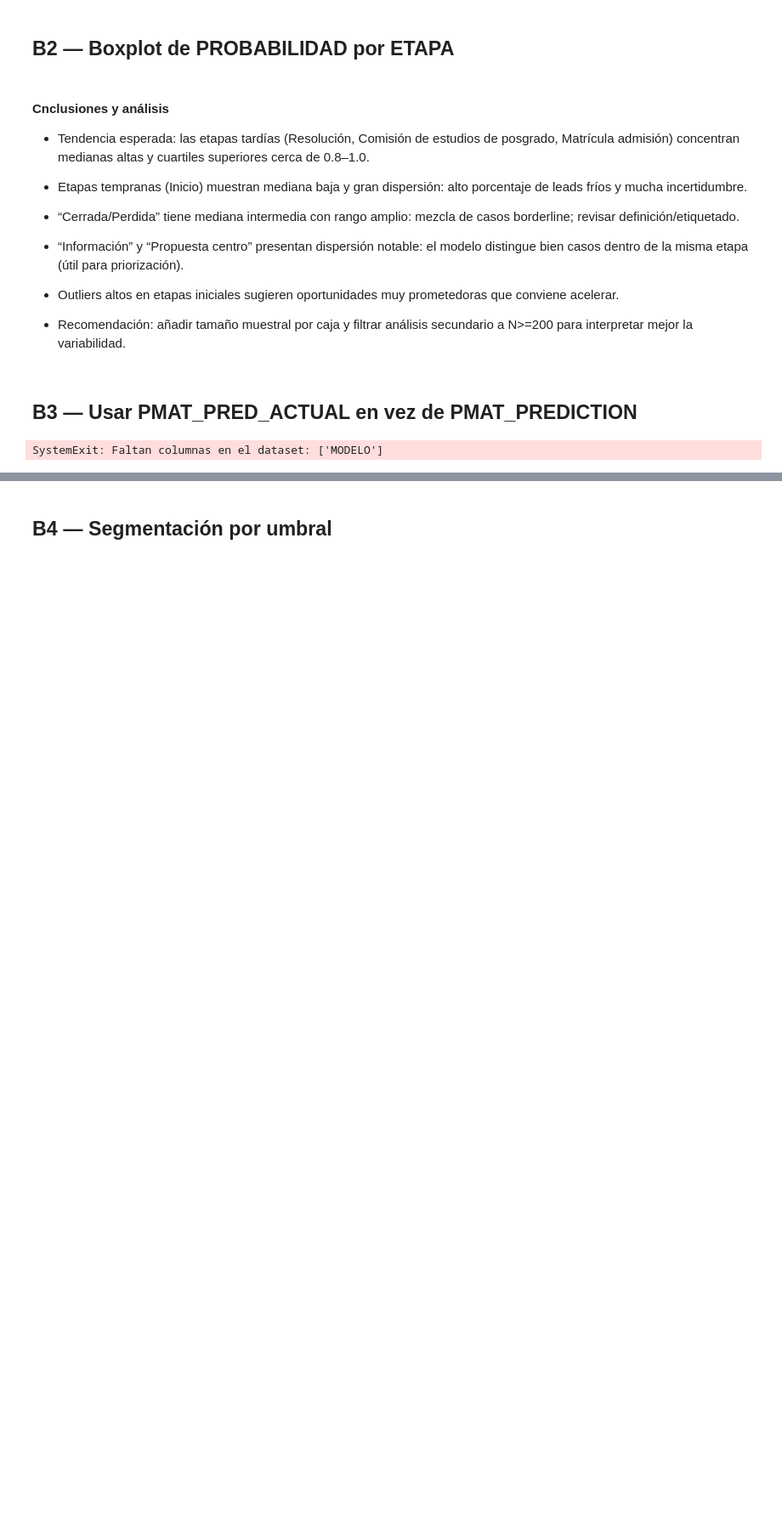
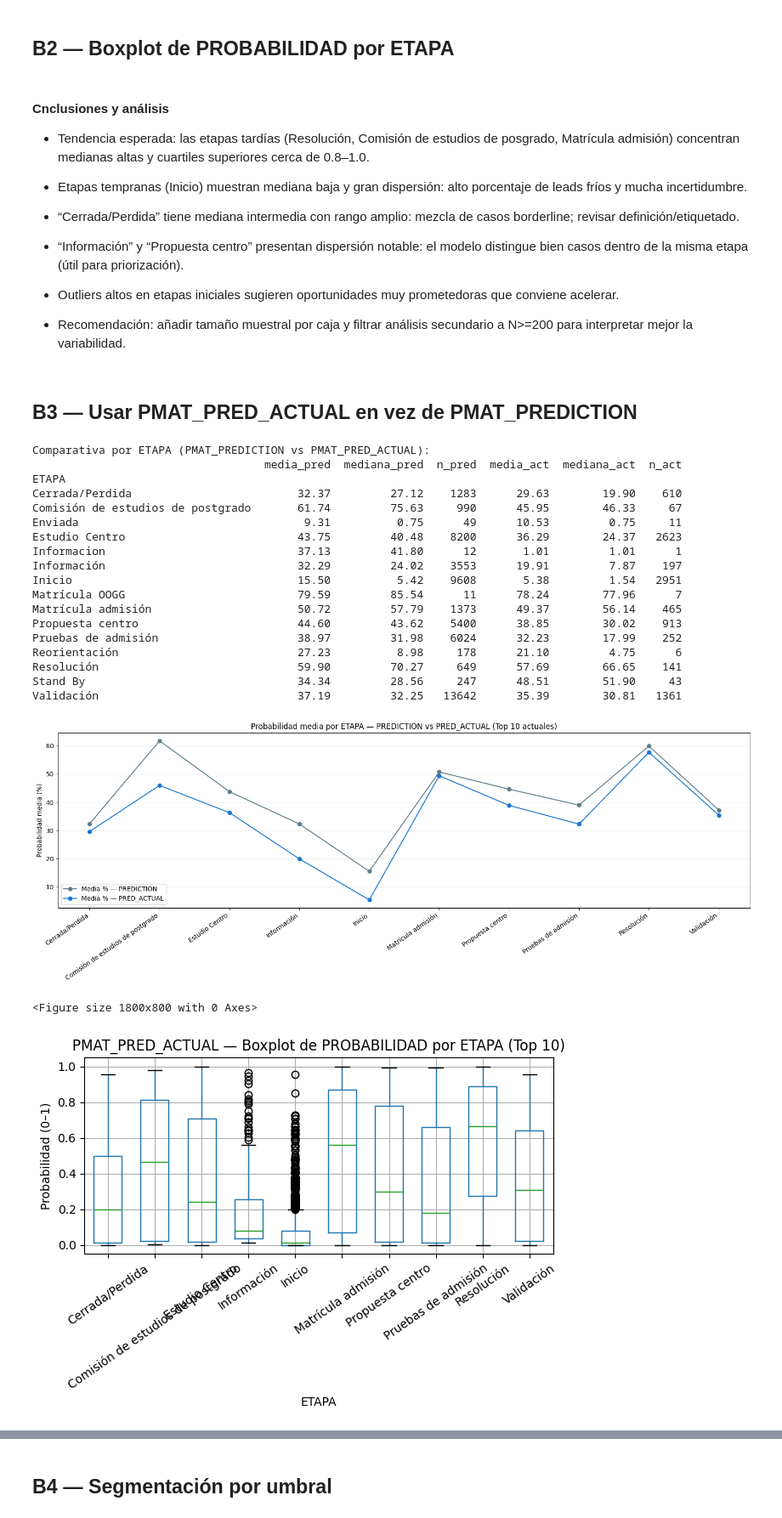
Before and after one commit to MiguelHernandezCorral/UNAV, a Jupyter notebook: notebooks/2026-3-24_Plan de revision.ipynb, the cells around one changed output, grey strips where cells are left out. Shown at 85% size. Cells and saved outputs as stored; diff of their text form; code cells hidden in the pictures; blank space fills up the shorter version.

Commit message:
Cambios 17:56 Ajustando los bloques de tareas

```diff
--- a/notebooks/2026-3-24_Plan de revision.ipynb
+++ b/notebooks/2026-3-24_Plan de revision.ipynb
@@ -1179,7 +1179,6 @@ boxplot_por_modelo(df_master, "Máster", top_n=10)
 import pandas as pd
 import matplotlib.pyplot as plt
 
-# Asumimos que ya tienes OracleConnector configurado como en el Bloque A
 from dotenv import load_dotenv; load_dotenv()
 import sys; sys.path.insert(0, 'src')
 from oracle_connector import OracleConnector
@@ -1190,20 +1189,22 @@ conn = OracleConnector()
 df_pred = pd.DataFrame(conn.read_table('PMAT_PREDICTION'))
 df_actual = pd.DataFrame(conn.read_table('PMAT_PRED_ACTUAL'))
 
-# 2) Normalizar y preparar
+# 2) Normalizar y preparar (MODELO opcional)
 def prep(df_):
     d = df_.copy()
     d.columns = [c.strip().upper() for c in d.columns]
-    # Campos mínimos requeridos
-    req = ['ETAPA','PROBABILIDAD','MODELO']
+    req = ['ETAPA','PROBABILIDAD']  # MODELO pasa a opcional
     faltan = [c for c in req if c not in d.columns]
     if faltan:
         raise SystemExit(f"Faltan columnas en el dataset: {faltan}")
+    if 'MODELO' not in d.columns:
+        d['MODELO'] = 'DESCONOCIDO'
     d['ETAPA'] = d['ETAPA'].astype(str).str.strip()
     d['MODELO'] = d['MODELO'].astype(str).str.strip()
     d['PROBABILIDAD'] = pd.to_numeric(d['PROBABILIDAD'], errors='coerce')
-    if d['PROBABILIDAD'].max(skipna=True) and d['PROBABILIDAD'].max() > 1.0:
-        d['PROBABILIDAD'] /= 100.0
+    mx = d['PROBABILIDAD'].max(skipna=True)
+    if pd.notna(mx) and 1.0 < mx <= 100:
+        d['PROBABILIDAD'] = d['PROBABILIDAD'] / 100.0
     return d
 
 df_pred = prep(df_pred)
@@ -1220,43 +1221,73 @@ def agg_por_etapa(df_):
 agg_pred = agg_por_etapa(df_pred).rename(columns=lambda c: f"{c}_pred")
 agg_act  = agg_por_etapa(df_actual).rename(columns=lambda c: f"{c}_act")
 
 # 4) Join para comparar
 cmp = agg_pred.join(agg_act, how='outer')
+
 # convertir a %
 for col in ['media_pred','mediana_pred','media_act','mediana_act']:
     if col in cmp.columns:
         cmp[col] = (cmp[col] * 100).round(2)
 
 print("Comparativa por ETAPA (PMAT_PREDICTION vs PMAT_PRED_ACTUAL):")
 print(cmp.fillna(0).to_string())
 
 # 5) Gráfico comparativo de medias (%)
 top_etapas = (df_actual['ETAPA'].value_counts().head(10).index
               if not df_actual.empty else df_pred['ETAPA'].value_counts().head(10).index)
 cmp_plot = cmp.loc[cmp.index.intersection(top_etapas)]
 
 plt.figure(figsize=(16, 6))
-plt.plot(cmp_plot.index, cmp_plot['media_pred'], marker='o', label='Media % — PREDICTION', color='#607d8b')
-plt.plot(cmp_plot.index, cmp_plot['media_act'], marker='o', label='Media % — PRED_ACTUAL', color='#1976d2')
+plt.plot(cmp_plot.index, cmp_plot.get('media_pred'), marker='o',
+         label='Media % — PREDICTION', color='#607d8b')
+plt.plot(cmp_plot.index, cmp_plot.get('media_act'), marker='o',
+         label='Media % — PRED_ACTUAL', color='#1976d2')
 plt.xticks(rotation=35, ha='right')
 plt.ylabel('Probabilidad media (%)')
 plt.title('Probabilidad media por ETAPA — PREDICTION vs PRED_ACTUAL (Top 10 actuales)')
 plt.grid(axis='y', alpha=0.3)
 plt.legend()
 plt.tight_layout()
 plt.show()
 
 # 6) Boxplot rápido con PMAT_PRED_ACTUAL (Top 10)
 TOP_N = 10
-top_etapas_act = df_actual['ETAPA'].value_counts().head(TOP_N).index.tolist()
-df_act_top = df_actual[df_actual['ETAPA'].isin(top_etapas_act)].copy()
-plt.figure(figsize=(18, 8))
-df_act_top.boxplot(column='PROBABILIDAD', by='ETAPA', grid=True, rot=35, widths=0.6)
-plt.suptitle('')
-plt.title(f'PMAT_PRED_ACTUAL — Boxplot de PROBABILIDAD por ETAPA (Top {TOP_N})')
-plt.xlabel('ETAPA')
-plt.ylabel('Probabilidad (0–1)')
-plt.tight_layout()
-plt.show()
+if not df_actual.empty:
+    top_etapas_act = df_actual['ETAPA'].value_counts().head(TOP_N).index.tolist()
+    df_act_top = df_actual[df_actual['ETAPA'].isin(top_etapas_act)].copy()
+    plt.figure(figsize=(18, 8))
+    df_act_top.boxplot(column='PROBABILIDAD', by='ETAPA', grid=True, rot=35, widths=0.6)
+    plt.suptitle('')
+    plt.title(f'PMAT_PRED_ACTUAL — Boxplot de PROBABILIDAD por ETAPA (Top {TOP_N})')
+    plt.xlabel('ETAPA')
+    plt.ylabel('Probabilidad (0–1)')
+    plt.tight_layout()
+    plt.show()
+
+# (Opcional) Mostrar diferencias absolutas de medias en %
+if {'media_pred','media_act'}.issubset(cmp.columns):
+    cmp['delta_media_pp'] = (cmp['media_pred'] - cmp['media_act']).round(2)
+    print("\nTop diferencias de media (puntos porcentuales):")
+    print(cmp[['media_pred','media_act','delta_media_pp']].sort_values('delta_media_pp', key=lambda s: s.abs(), ascending=False).head(15))
 # %% [output]
-SystemExit: Faltan columnas en el dataset: ['MODELO']
+Comparativa por ETAPA (PMAT_PREDICTION vs PMAT_PRED_ACTUAL):
+                                   media_pred  mediana_pred  n_pred  media_act  mediana_act  n_act
+ETAPA
+Cerrada/Perdida                         32.37         27.12    1283      29.63        19.90    610
+Comisión de estudios de postgrado       61.74         75.63     990      45.95        46.33     67
+Enviada                                  9.31          0.75      49      10.53         0.75     11
+Estudio Centro                          43.75         40.48    8200      36.29        24.37   2623
+Informacion                             37.13         41.80      12       1.01         1.01      1
+Información                             32.29         24.02    3553      19.91         7.87    197
+Inicio                                  15.50          5.42    9608       5.38         1.54   2951
+Matrícula OOGG                          79.59         85.54      11      78.24        77.96      7
+Matrícula admisión                      50.72         57.79    1373      49.37        56.14    465
+Propuesta centro                        44.60         43.62    5400      38.85        30.02    913
+Pruebas de admisión                     38.97         31.98    6024      32.23        17.99    252
+Reorientación                           27.23          8.98     178      21.10         4.75      6
+Resolución                              59.90         70.27     649      57.69        66.65    141
+Stand By                                34.34         28.56     247      48.51        51.90     43
+Validación                              37.19         32.25   13642      35.39        30.81   1361
+[figure, added]
+<Figure size 1800x800 with 0 Axes>
+[figure, added]
```
Also changed, not shown: parts of 2 cells of this notebook.
